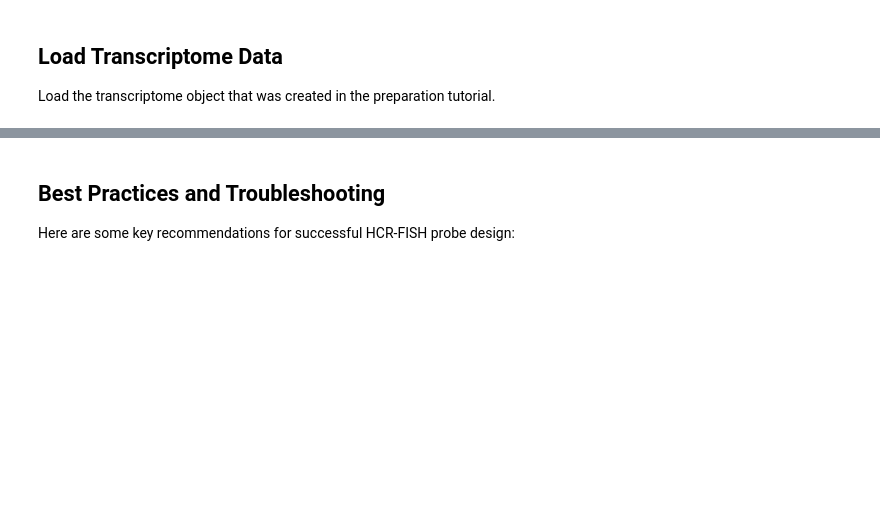
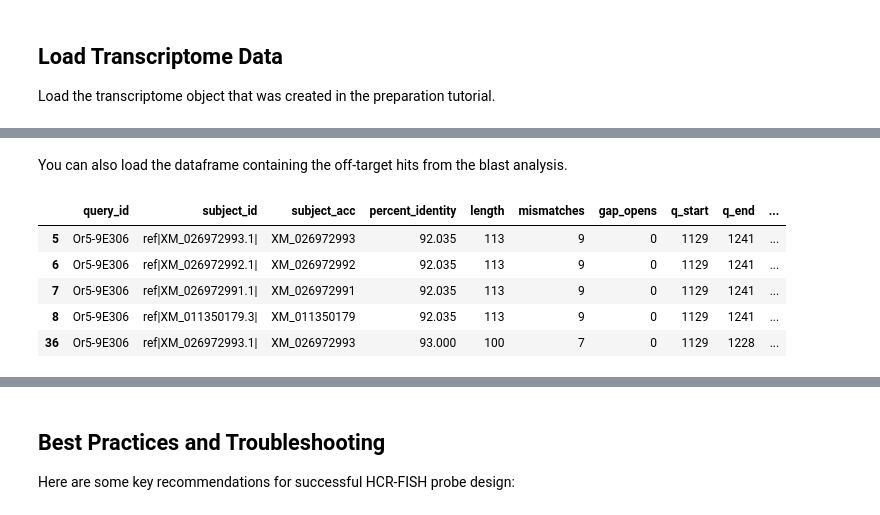
Before and after one commit to Social-Evolution-and-Behavior/ProbePy, a Jupyter notebook: docs/probe_design_tutorial.ipynb, the cells around one changed output, grey strips where cells are left out. Saved outputs shown, nothing was run; the diff lists cells and outputs as text; code cells hidden in the pictures; blank space fills up the shorter version.

```diff
--- a/docs/probe_design_tutorial.ipynb
+++ b/docs/probe_design_tutorial.ipynb
@@ -512,0 +170,11 @@ else:
+# %% [markdown]
+You can also load the dataframe containing the off-target hits from the blast analysis.
+# %%
+transcriptome.get_gene(target_gene).off_targets.head()
+# %% [output]
+|  | query_id | subject_id | subject_acc | percent_identity | length | mismatches | gap_opens | q_start | q_end | ... |
+| 5 | Or5-9E306 | ref|XM_026972993.1| | XM_026972993 | 92.035 | 113 | 9 | 0 | 1129 | 1241 | ... |
+| 6 | Or5-9E306 | ref|XM_026972992.1| | XM_026972992 | 92.035 | 113 | 9 | 0 | 1129 | 1241 | ... |
+| 7 | Or5-9E306 | ref|XM_026972991.1| | XM_026972991 | 92.035 | 113 | 9 | 0 | 1129 | 1241 | ... |
+| 8 | Or5-9E306 | ref|XM_011350179.3| | XM_011350179 | 92.035 | 113 | 9 | 0 | 1129 | 1241 | ... |
+| 36 | Or5-9E306 | ref|XM_026972993.1| | XM_026972993 | 93.000 | 100 | 7 | 0 | 1129 | 1228 | ... |
```
Also changed, not shown: parts of 42 cells of this notebook, 2 other files.
